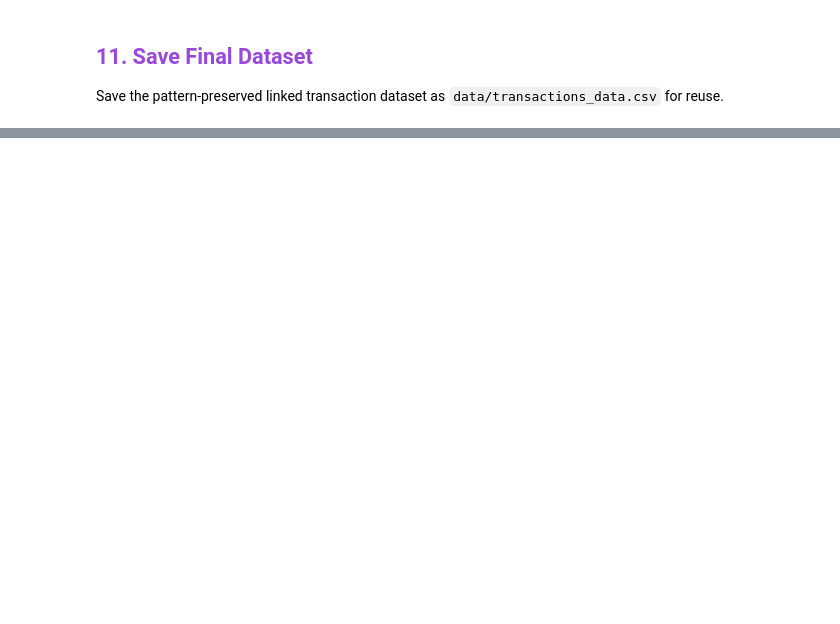
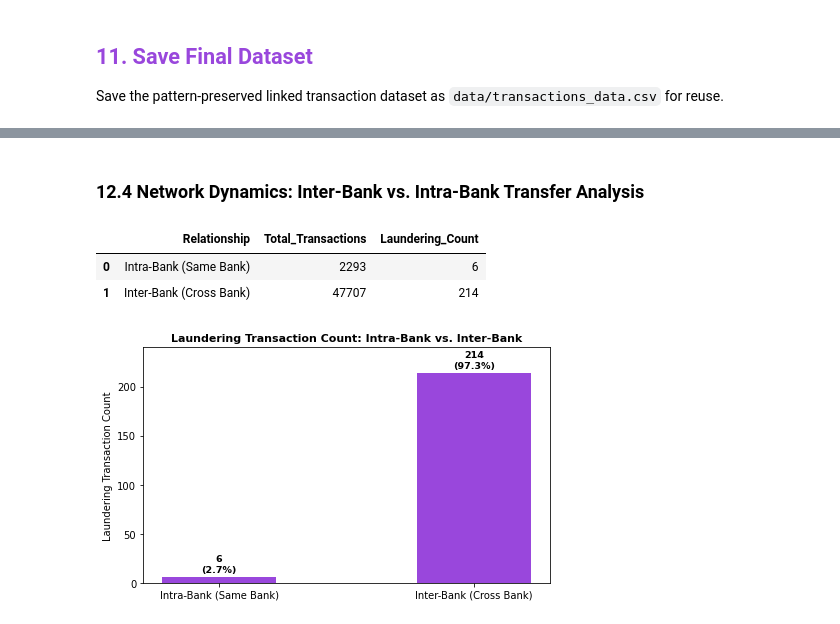
Before and after one commit to jnfpm/Capstone-Project, a Jupyter notebook: EDA.ipynb, the cells around one changed output, grey strips where cells are left out. Cells and saved outputs as stored; diff of their text form; code cells hidden in the pictures; blank space fills up the shorter version.

```diff
--- a/EDA.ipynb
+++ b/EDA.ipynb
@@ -1850,0 +2079,34 @@ Saved 400,000 rows (Pattern Retention Metric = 1.0) to data\transactions_data.cs
+# %% [markdown]
+<a id="124-network-dynamics-inter-bank-vs-intra-bank-transfer-analysis"></a>
+### 12.4 Network Dynamics: Inter-Bank vs. Intra-Bank Transfer Analysis
+# %%
+# Cross-bank transfer indicator
+sample_trans["Is_Cross_Bank"] = (sample_trans["From Bank"] != sample_trans["To Bank"]).astype(int)
+
+bank_relation = sample_trans.groupby("Is_Cross_Bank").agg(
+    Total_Transactions=("Is Laundering", "count"),
+    Laundering_Count=("Is Laundering", "sum")
+).reset_index()
+
+bank_relation["Relationship"] = bank_relation["Is_Cross_Bank"].map({0: "Intra-Bank (Same Bank)", 1: "Inter-Bank (Cross Bank)"})
+bank_relation = bank_relation[["Relationship", "Total_Transactions", "Laundering_Count"]]
+display(bank_relation)
+
+# Visualization of Bank Relationship Breakdown
+fig, ax = plt.subplots(figsize=(6.5, 4))
+rel_labels = bank_relation["Relationship"].values
+rel_counts = bank_relation["Laundering_Count"].values
+bars = ax.bar(rel_labels, rel_counts, color="#9947dc", width=0.45)
+ax.set_title("Laundering Transaction Count: Intra-Bank vs. Inter-Bank", fontsize=11, fontweight="bold")
+ax.set_ylabel("Laundering Transaction Count", fontsize=10)
+for bar in bars:
+    yval = bar.get_height()
+    ax.text(bar.get_x() + bar.get_width()/2.0, yval + 3, f"{yval:,}\n({yval/220*100:.1f}%)", ha="center", va="bottom", fontweight="bold", fontsize=9.5)
+ax.set_ylim(0, 240)
+plt.tight_layout()
+plt.show()
+# %% [output]
+|  | Relationship | Total_Transactions | Laundering_Count |
+| 0 | Intra-Bank (Same Bank) | 2293 | 6 |
+| 1 | Inter-Bank (Cross Bank) | 47707 | 214 |
+[figure, added]
```
Also changed, not shown: parts of 60 cells of this notebook, 3 other files.
